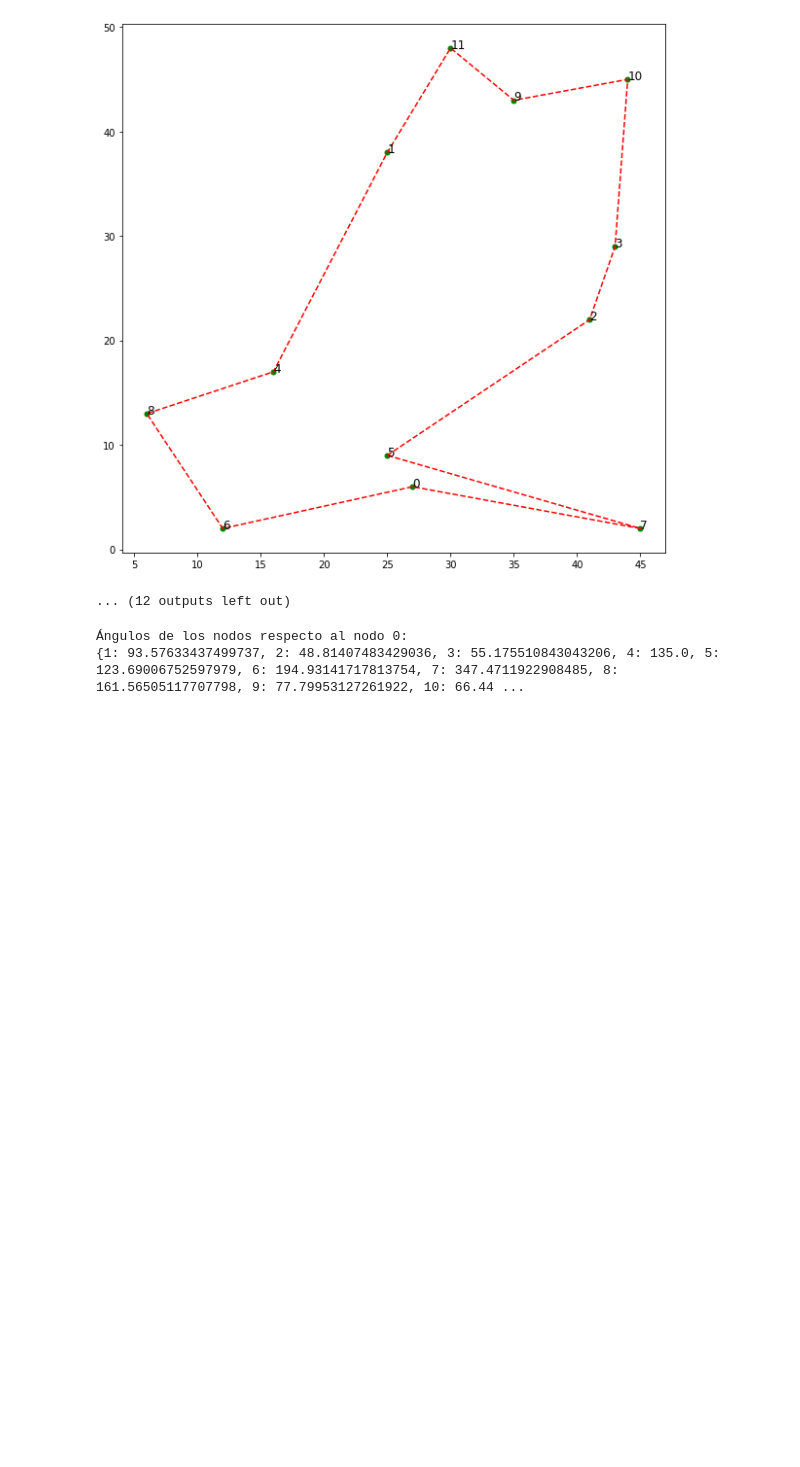
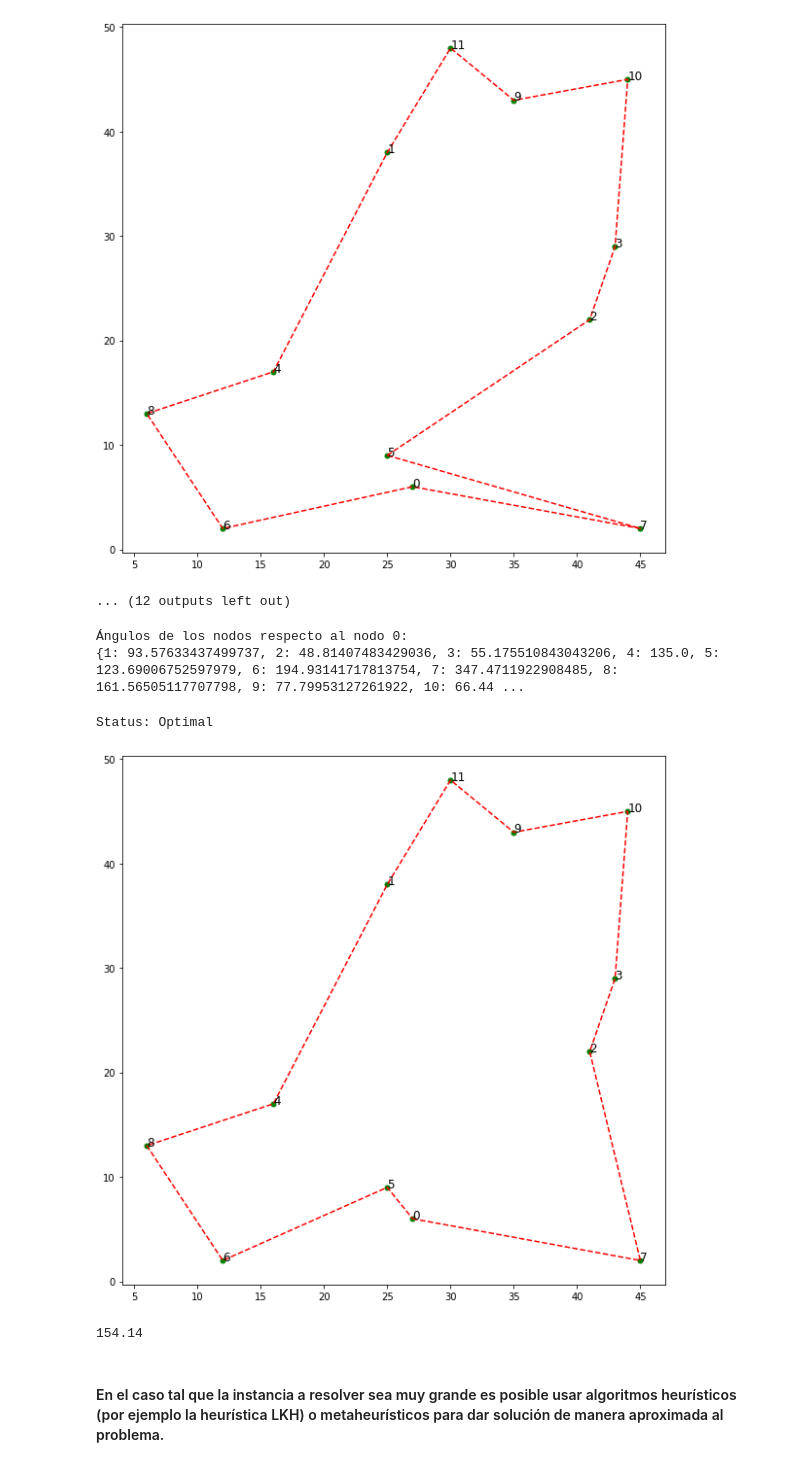
Before and after one commit to fabian-castano/intro_pulp, a Jupyter notebook: Gestion_de_operaciones_L3.ipynb, the cells around one changed output. Cells and saved outputs as stored; diff of their text form; code cells hidden in the pictures; blank space fills up the shorter version.

```diff
--- a/Gestion_de_operaciones_L3.ipynb
+++ b/Gestion_de_operaciones_L3.ipynb
@@ -105,0 +73,10 @@ Determine el orden de visita que minimizaría los costos para el prestador del s
+# %%
+def probar_solucion(permutacion, dist):
+    # permutacion: lista de índices de las ciudades en el orden de visita
+
+    costo=0
+    for i in range(len(permutacion)-1):
+        costo+=dist[permutacion[i]][permutacion[i+1]]
+    costo+=dist[permutacion[-1]][permutacion[0]]
+    #print("El costo de su solución es:",costo)
+    return costo
@@ -235,3 +198,44 @@ print(theta)
 # %% [output]
 Ángulos de los nodos respecto al nodo 0:
 {1: 93.57633437499737, 2: 48.81407483429036, 3: 55.175510843043206, 4: 135.0, 5: 123.69006752597979, 6: 194.93141717813754, 7: 347.4711922908485, 8: 161.56505117707798, 9: 77.79953127261922, 10: 66.44 ...
+# %%
+import pulp as plp
+
+model=plp.LpProblem("TSP", plp.LpMinimize)
+solver=plp.PULP_CBC_CMD(msg=0)
+
+x_vars=plp.LpVariable.dicts("x", [(i,j) for i in range(12) for j in range(12)], cat="Binary")
+
+model+=plp.lpSum([distances[i][j]*x_vars[(i,j)] for i in range(12) for j in range(12)])
+
+for i in range(12):
+    model+=plp.lpSum([x_vars[(i,j)] for j in range(12) if j!=i])==1
+
+for j in range(12):
+    model+=plp.lpSum([x_vars[(i,j)] for i in range(12) if i!=j])==1
+
+model.solve(solver)
+
+
+print("Status:", plp.LpStatus[model.status])
+subtours =[]
+get_path_recursive(x_vars, 0, subtours)
+while len(subtours) < 12:
+
+    model+=plp.lpSum([x_vars[(i,j)] for i in subtours for j in subtours if i!=j])<=len(subtours)-1
+    model.solve()
+    subtours =[]
+    get_path_recursive(x_vars, 0, subtours)
+
+subtours =[]
+get_path_recursive(x_vars, 0, subtours)
+# %% [output]
+Status: Optimal
+# %%
+plot_solution(x,y,subtours)
+probar_solucion(subtours, distances)
+# %% [output]
+[figure, added]
+154.14
+# %% [markdown]
+#### En el caso tal que la instancia a resolver sea muy grande es posible usar algoritmos heurísticos (por ejemplo la heurística LKH) o metaheurísticos para dar solución de manera aproximada al problema.
```
Also changed, not shown: parts of 18 cells of this notebook, 3 other files.
